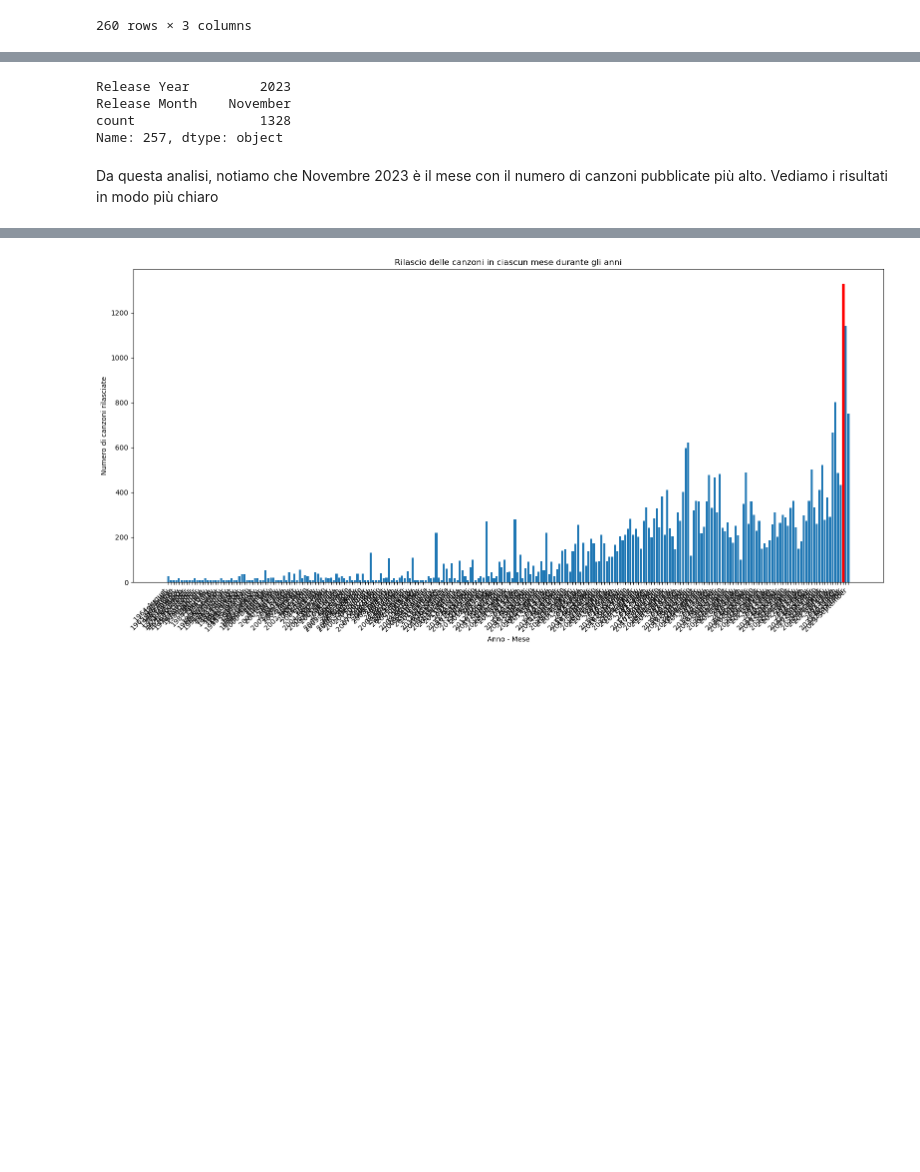
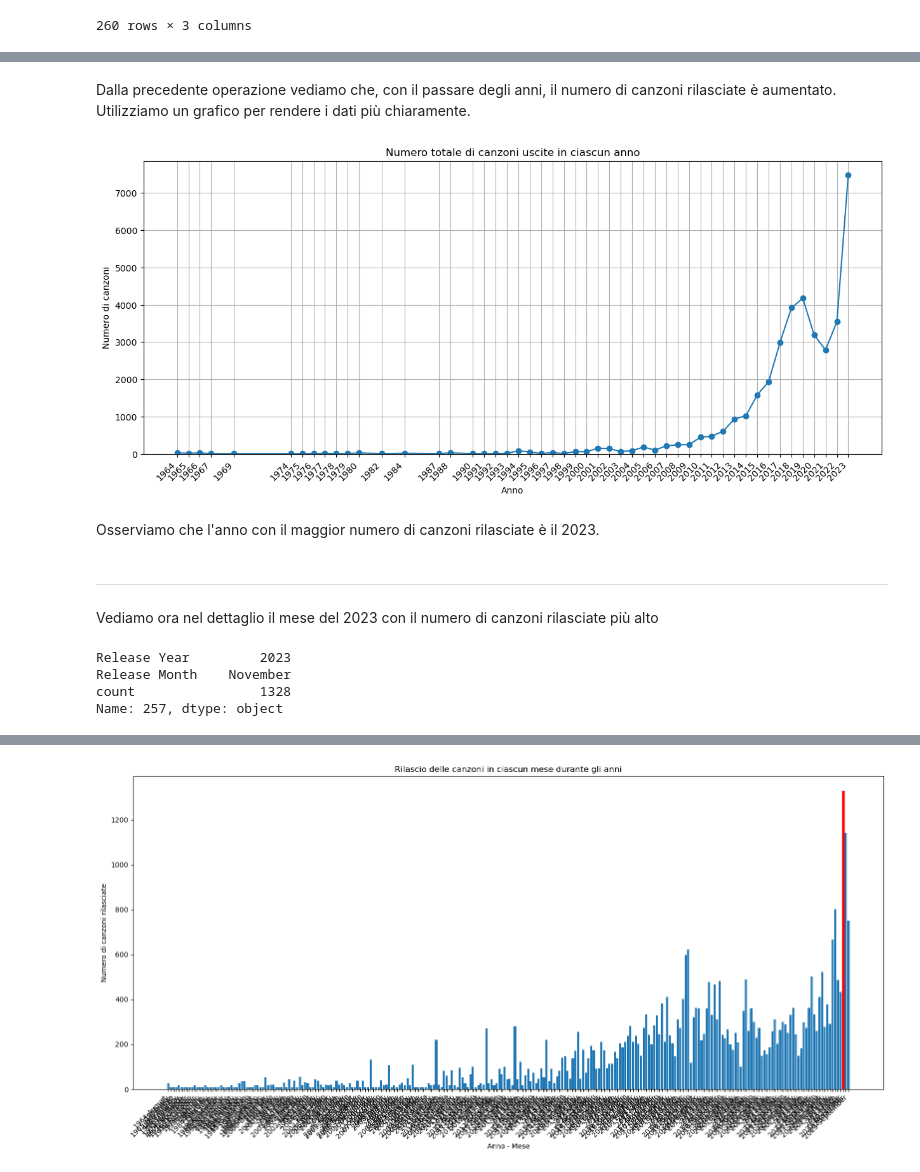
Before and after one commit to michelaminichini/Laboratorio-Big-Data-Progetto-2023, a Jupyter notebook: artists-top_songs.ipynb, the cells around one changed output, grey strips where cells are left out. Saved outputs shown, nothing was run; the diff lists cells and outputs as text; code cells hidden in the pictures; blank space fills up the shorter version.

```diff
--- a/artists-top_songs.ipynb
+++ b/artists-top_songs.ipynb
@@ -311,3 +210,6 @@ yearly_release_counts
 | 258 | 2023 | October | 1141 |
 | 259 | 2023 | September | 750 |
 260 rows × 3 columns
+# %%
+canzoni_per_anno = top_songs.groupby('Release Year').size()
+canzoni_per_anno
@@ -314,3 +234,29 @@ yearly_release_counts
+# %% [markdown]
+Dalla precedente operazione vediamo che, con il passare degli anni, il numero di canzoni rilasciate è aumentato.
+Utilizziamo un grafico per rendere i dati più chiaramente.
+# %%
+plt.figure(figsize=(15,6))
+plt.plot(canzoni_per_anno.index, canzoni_per_anno, marker='o')
+plt.title('Numero totale di canzoni uscite in ciascun anno')
+plt.xlabel('Anno')
+plt.ylabel('Numero di canzoni')
+
+plt.xticks(rotation=45, ha='right')
+plt.xticks(canzoni_per_anno.index)
+
+plt.gca().set_ylim(bottom=0)
+
+plt.grid(True)
+
+plt.show()
+# %% [output]
+[figure, added]
+# %% [markdown]
+Osserviamo che l'anno con il maggior numero di canzoni rilasciate è il 2023.
+# %% [markdown]
+-------------------------------------------------------------------------------------------------------
+# %% [markdown]
+Vediamo ora nel dettaglio il mese del 2023 con il numero di canzoni rilasciate più alto
 # %%
 max_count = yearly_release_counts.loc[yearly_release_counts['count'].idxmax()]
 max_count
@@ -319,6 +265,3 @@ Release Year         2023
 Release Month    November
 count                1328
 Name: 257, dtype: object
-# %% [markdown]
-Da questa analisi, notiamo che Novembre 2023 è il mese con il numero di canzoni pubblicate più alto.
-Vediamo i risultati in modo più chiaro
```
Also changed, not shown: parts of 33 cells of this notebook, 1 other file.
